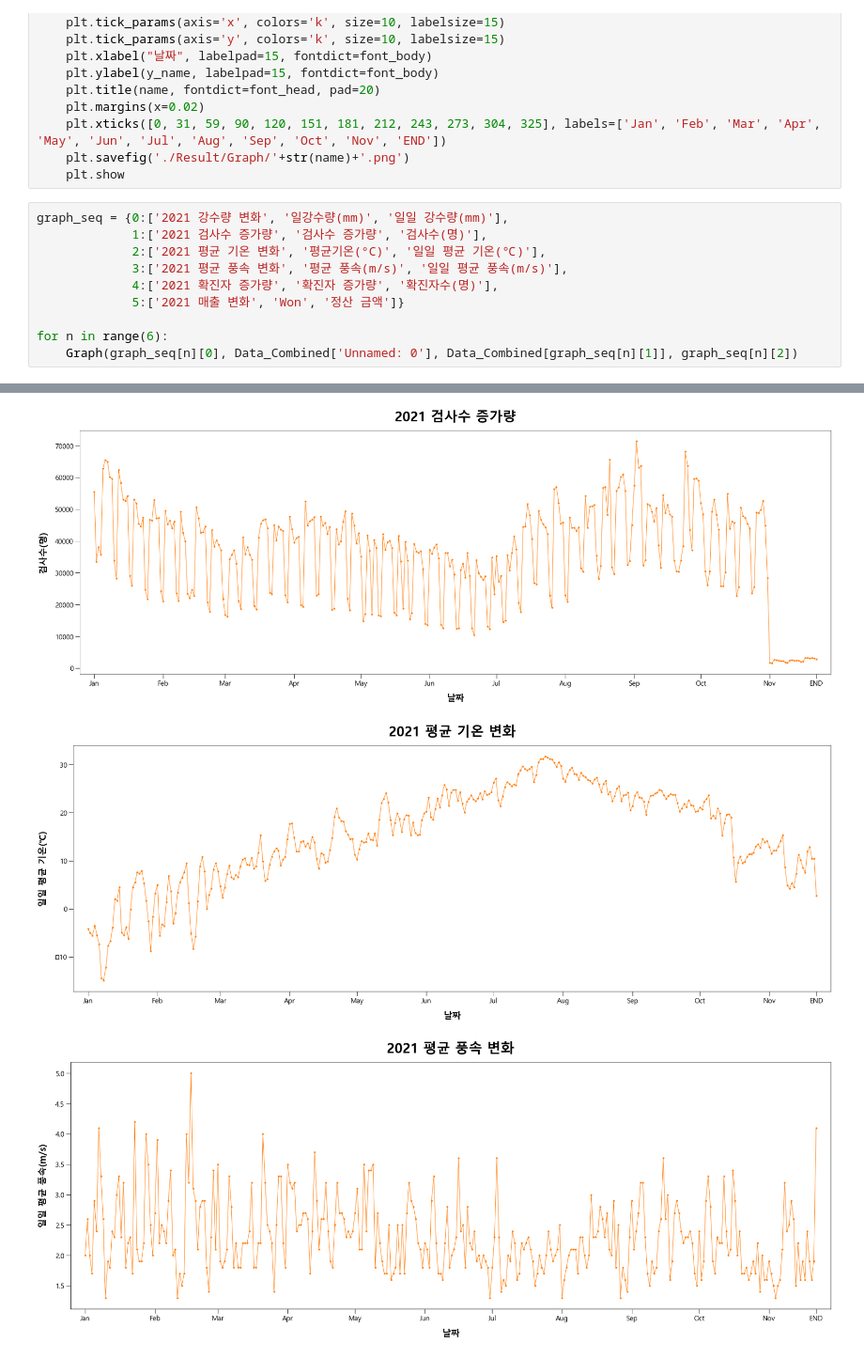
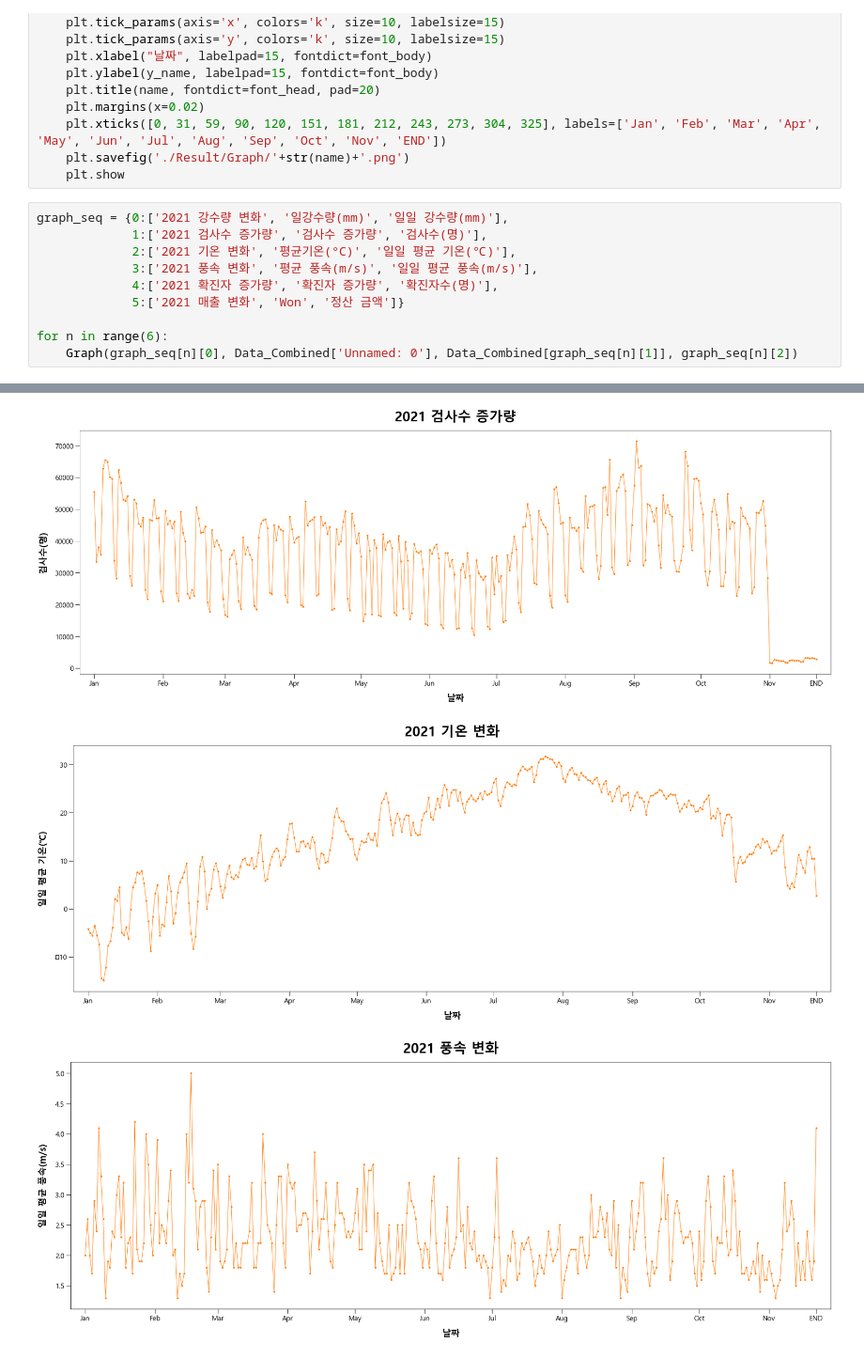
Before and after one commit to Chromatic-Hwi/Covid_Sales_Prediction, a Jupyter notebook: Covid_Sales_Data_Ver.3.0.ipynb, the cells around one changed output, grey strips where cells are left out. Shown at 94% size. Cells and saved outputs as stored; diff of their text form.

```diff
--- a/Covid_Sales_Data_Ver.3.0.ipynb
+++ b/Covid_Sales_Data_Ver.3.0.ipynb
@@ -318,17 +318,17 @@ def Graph(name, x, y, y_name):
 # %%
 graph_seq = {0:['2021 강수량 변화', '일강수량(mm)', '일일 강수량(mm)'],
              1:['2021 검사수 증가량', '검사수 증가량', '검사수(명)'],
-             2:['2021 평균 기온 변화', '평균기온(°C)', '일일 평균 기온(℃)'],
-             3:['2021 평균 풍속 변화', '평균 풍속(m/s)', '일일 평균 풍속(m/s)'],
+             2:['2021 기온 변화', '평균기온(°C)', '일일 평균 기온(℃)'],
+             3:['2021 풍속 변화', '평균 풍속(m/s)', '일일 평균 풍속(m/s)'],
              4:['2021 확진자 증가량', '확진자 증가량', '확진자수(명)'],
              5:['2021 매출 변화', 'Won', '정산 금액']}
 
 for n in range(6):
     Graph(graph_seq[n][0], Data_Combined['Unnamed: 0'], Data_Combined[graph_seq[n][1]], graph_seq[n][2])
 # %% [output]
 [figure]
 [figure]
-[figure, old version]
+[figure, new version]
-[figure, old version]
+[figure, new version]
 [figure]
 [figure]
```
Also changed, not shown: parts of 1 cell of this notebook, 24 other files.
